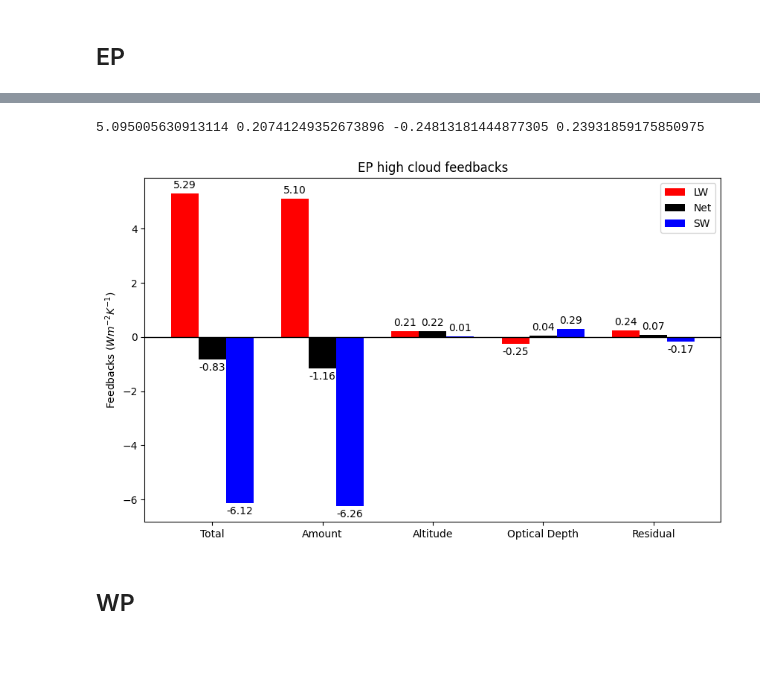
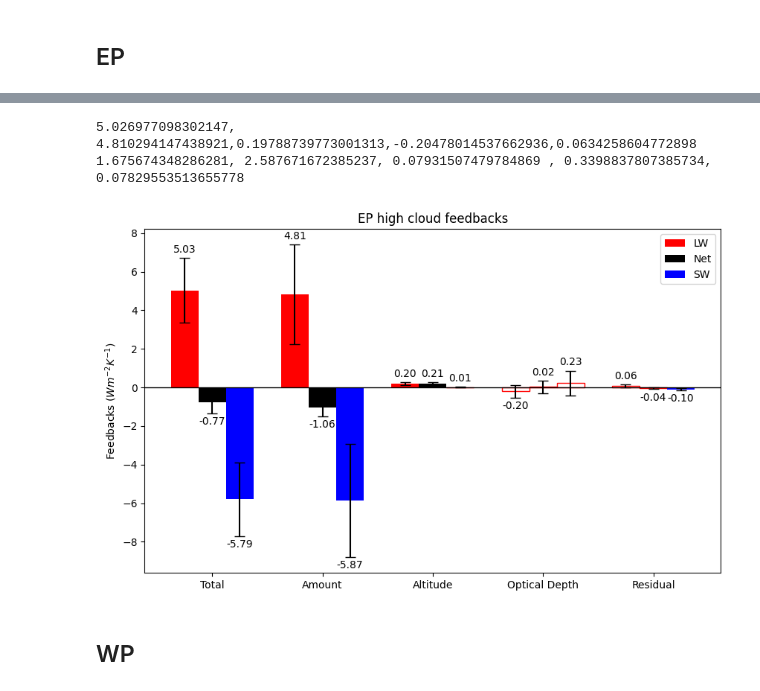
Before and after one commit to paula-rj/HighClouds, a Jupyter notebook: feedbacks.ipynb, the cells around one changed output, grey strips where cells are left out. Saved outputs shown, nothing was run; the diff lists cells and outputs as text; code cells hidden in the pictures; blank space fills up the shorter version.

```diff
--- a/feedbacks.ipynb
+++ b/feedbacks.ipynb
@@ -1077,48 +1102,98 @@ b_ITCZ = hc_feedbacks(area_ep, lwK_ep, "press")
 
 c_ITCZ = hc_feedbacks(area_ep, lwK_ep, "opt")
 
-res_ITCZ = lwfeed_ep.sel(press=[4,5,6]).sum(["press", "opt"]).data - a_ITCZ-b_ITCZ-c_ITCZ
+res_reg =  res_feedbacks(area_ep, lwK_ep, gmst_anom_raghu)
+res_ITCZ = res_reg.slope
 
-print(a_ITCZ,b_ITCZ,c_ITCZ,res_ITCZ)
+hc_tot = lwfeed_ep[0].sel(press=[4,5,6]).sum(["press", "opt"]).data, lwfeed_ep[1].sel(press=[4,5,6]).sum(["press", "opt"]).data
+print(f"{hc_tot[0]},  {a_ITCZ[0]},{b_ITCZ[0]},{c_ITCZ[0]},{res_ITCZ}")
+
+# Confidence interval
+ci_a = ts * a_ITCZ[1] #amount
+ci_b = ts * b_ITCZ[1] #press
+ci_c = ts * c_ITCZ[1] #opt
+ci_res = ts*res_reg.stderr
+print(f"{hc_tot[1]}, {ci_a}, {ci_b} , {ci_c}, {ci_res}")
 # %% [output]
-5.095005630913114 0.20741249352673896 -0.24813181444877305 0.23931859175850975
+5.026977098302147,  4.810294147438921,0.19788739773001313,-0.20478014537662936,0.0634258604772898
+1.675674348286281, 2.587671672385237, 0.07931507479784869 , 0.3398837807385734, 0.07829553513655778
 # %%
 decompos = ("Total", "Amount", "Altitude", "Optical Depth", "Residual")
 feeds_ep = {
-    'LW': (5.29360490174959, 5.095005630913114, 0.20741249352673896, -0.24813181444877305, 0.23931859175850975),
-    'Net': (-0.831199579216985, -1.1610233851237604, 0.21949859025376017, 0.04416796330652583, 0.06615725234648939),
-    'SW': (-6.124803521369719, -6.256029390072807, 0.012183149212189968, 0.2923367514670991, -0.17329403197620122),
+    'LW': (5.026977098302147, 4.810294147438921,0.19788739773001313,-0.20478014537662936,0.0634258604772898), #(5.29360490174959, 5.095005630913114, 0.20741249352673896, -0.24813181444877305, 0.23931859175850975),
+    'Net': (-0.76801275225733, -1.0595092070658216,0.21047281475516444,0.023034093665421525, -0.03841022051245138), #(-0.831199579216985, -1.1610233851237604, 0.21949859025376017, 0.04416796330652583, 0.06615725234648939),
+    'SW': (-5.794989170353057,  -5.869803622420907,0.012673645390124133,0.22784783710547563,-0.10201111162857343) #(-6.124803521369719, -6.256029390072807, 0.012183149212189968, 0.2923367514670991, -0.17329403197620122),
 }
 
 colors = {
     'LW': 'red',
     'Net': 'black',
     'SW': 'blue'
 }
+
+ci_upper = {
+    'LW': feeds_ep["LW"] + np.array([1.675674348286281, 2.587671672385237, 0.07931507479784869 , 0.3398837807385734, 0.07829553513655778]),
+    'Net': feeds_ep["Net"] + np.array([0.5760341489283894, 0.4511114871345352, 0.06405412435081936 , 0.32561787322016156, 0.04900551272805403]),
+    'SW': feeds_ep["SW"] + np.array([1.9115519927932088, 2.936952360190251, 0.02767286535905072 , 0.6407946246839056, 0.04523524226063608
+]),
+}
+ci_lower = {
+    'LW': feeds_ep["LW"] - np.array([1.675674348286281, 2.587671672385237, 0.07931507479784869 , 0.3398837807385734, 0.07829553513655778]),
+    'Net': feeds_ep["Net"] - np.array([0.5760341489283894, 0.4511114871345352, 0.06405412435081936 , 0.32561787322016156, 0.04900551272805403]),
+    'SW': feeds_ep["SW"] -np.array([1.9115519927932088, 2.936952360190251, 0.02767286535905072 , 0.6407946246839056, 0.04523524226063608]),
+}
+
+
 
 x = np.arange(len(decompos))  # the label locations
 width = 0.25  # the width of the bars
 multiplier = 0
 
 fig, ax = plt.subplots(figsize=(10,6))
 
 for attribute, measurement in feeds_ep.items():
     offset = width * multiplier
-    rects = ax.bar(x + offset, measurement, width, label=attribute,  color=colors[attribute]) #yerr=error_values, capsize=5
+
+    # Calculate asymmetric error bars
+    lower_errors = [m - ci for m, ci in zip(measurement, ci_lower[attribute])]
+    upper_errors = [ci - m for m, ci in zip(measurement, ci_upper[attribute])]
+    yerr_values = (lower_errors, upper_errors)
+
+    rects = ax.bar(x + offset, measurement, width, label=attribute, yerr=yerr_values, capsize=5, color=colors[attribute])
+
+    for i, rect in enumerate(rects):
+        lower_bound = ci_lower[attribute][i]
+        upper_bound = ci_upper[attribute][i]
+
+        if lower_bound <= 0 <= upper_bound:  # Not significant # Only apply to LW bars
+            rect.set_facecolor('none')  # Remove filling for the first bar
+            rect.set_edgecolor('red')
+
     ax.bar_label(rects, labels=[f"{value:.2f}" for value in measurement], padding=3)
     multiplier += 1
+
+
+# x = np.arange(len(decompos))  # the label locations
+# width = 0.25  # the width of the bars
+# multiplier = 0
+
+# for attribute, measurement in feeds_ep.items():
+#     offset = width * multiplier
+#     rects = ax.bar(x + offset, measurement, width, label=attribute,  color=colors[attribute]) #yerr=error_values, capsize=5
+#     ax.bar_label(rects, labels=[f"{value:.2f}" for value in measurement], padding=3)
+#     multiplier += 1
 
 # Add some text for labels, title and custom x-axis tick labels, etc.
 ax.set_ylabel(r'Feedbacks ($Wm^{-2}K^{-1}$)')
 ax.set_title('EP high cloud feedbacks')
 ax.legend(loc='upper right')
 ax.set_xticks(x + width)
 ax.set_xticklabels(["Total", "Amount", "Altitude", "Optical Depth", "Residual"])
 ax.axhline(0, color="black", linewidth=1)
 
 plt.show()
 # %% [output]
-[figure, old version]
+[figure, new version]
 # %% [markdown]
 ## WP
 # %%
```
Also changed, not shown: parts of 18 cells of this notebook, 1 other file.
